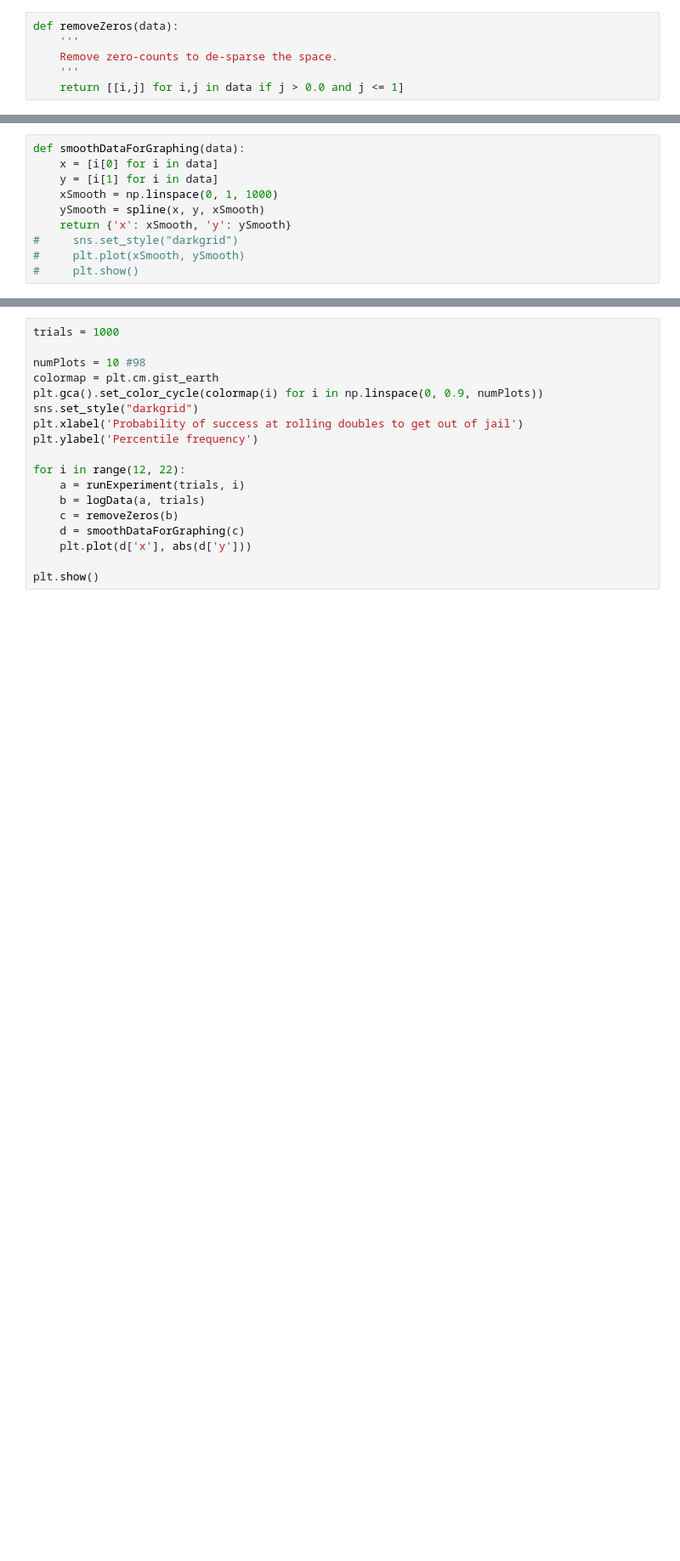
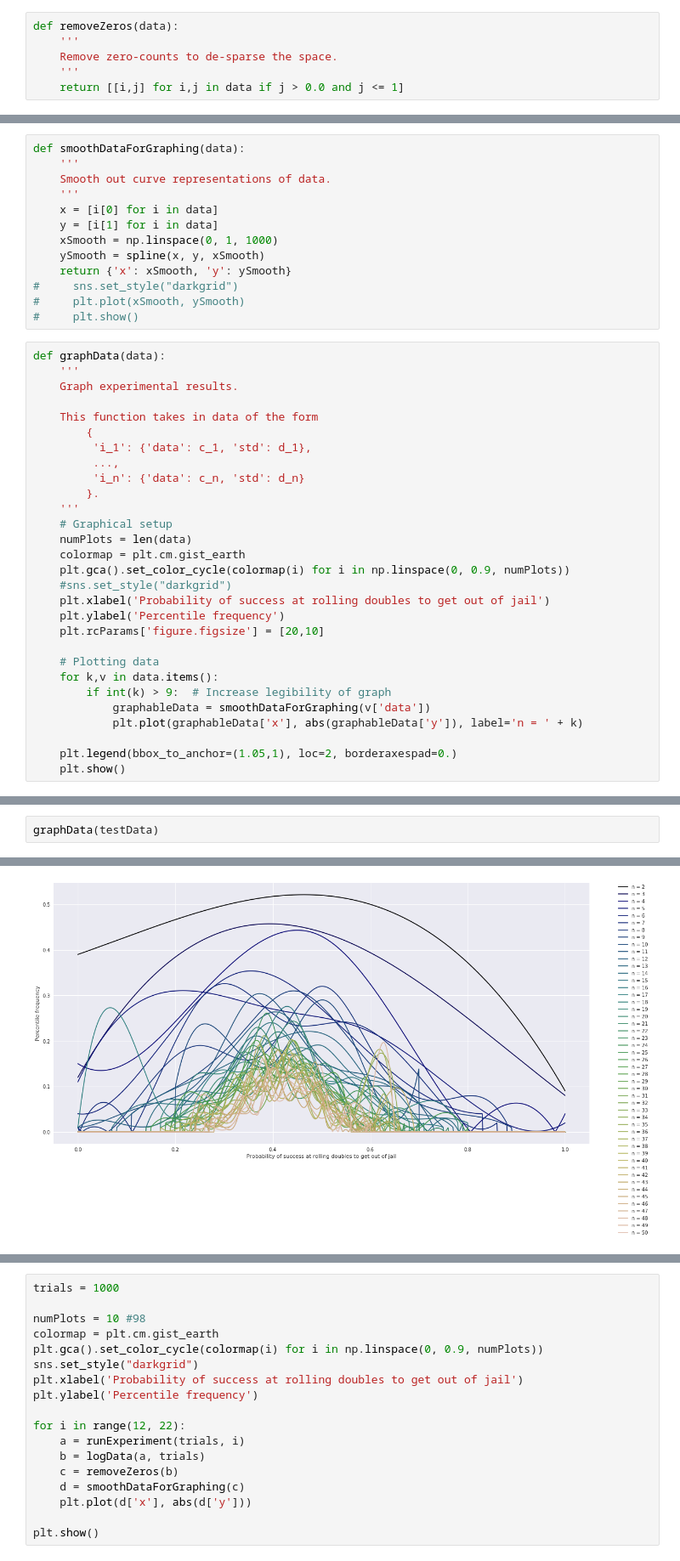
Before and after one commit to bellentuck/Maths, a Jupyter notebook: dice-rolls.ipynb, the cells around one changed output, grey strips where cells are left out. Shown: that part at 85% size. Saved outputs shown, nothing was run; the diff lists cells and outputs as text; blank space fills up the shorter version.

```diff
--- a/dice-rolls.ipynb
+++ b/dice-rolls.ipynb
@@ -77,5 +142,8 @@ def removeZeros(data):
 # %%
 def smoothDataForGraphing(data):
+    '''
+    Smooth out curve representations of data.
+    '''
     x = [i[0] for i in data]
     y = [i[1] for i in data]
     xSmooth = np.linspace(0, 1, 1000)
@@ -84,3 +152,32 @@ def smoothDataForGraphing(data):
 #     sns.set_style("darkgrid")
 #     plt.plot(xSmooth, ySmooth)
 #     plt.show()
+# %%
+def graphData(data):
+    '''
+    Graph experimental results.
+
+    This function takes in data of the form
+        {
+         'i_1': {'data': c_1, 'std': d_1},
+         ...,
+         'i_n': {'data': c_n, 'std': d_n}
+        }.
+    '''
+    # Graphical setup
+    numPlots = len(data)
+    colormap = plt.cm.gist_earth
+    plt.gca().set_color_cycle(colormap(i) for i in np.linspace(0, 0.9, numPlots))
+    #sns.set_style("darkgrid")
+    plt.xlabel('Probability of success at rolling doubles to get out of jail')
+    plt.ylabel('Percentile frequency')
+    plt.rcParams['figure.figsize'] = [20,10]
+
+    # Plotting data
+    for k,v in data.items():
+        if int(k) > 9:  # Increase legibility of graph
+            graphableData = smoothDataForGraphing(v['data'])
+            plt.plot(graphableData['x'], abs(graphableData['y']), label='n = ' + k)
+
+    plt.legend(bbox_to_anchor=(1.05,1), loc=2, borderaxespad=0.)
+    plt.show()
@@ -86,0 +212,3 @@ def smoothDataForGraphing(data):
+# %%
+graphData(testData)
+# %% [output]
@@ -86,0 +220 @@ def smoothDataForGraphing(data):
+[figure, added]
```
Also changed, not shown: parts of 18 cells of this notebook.
